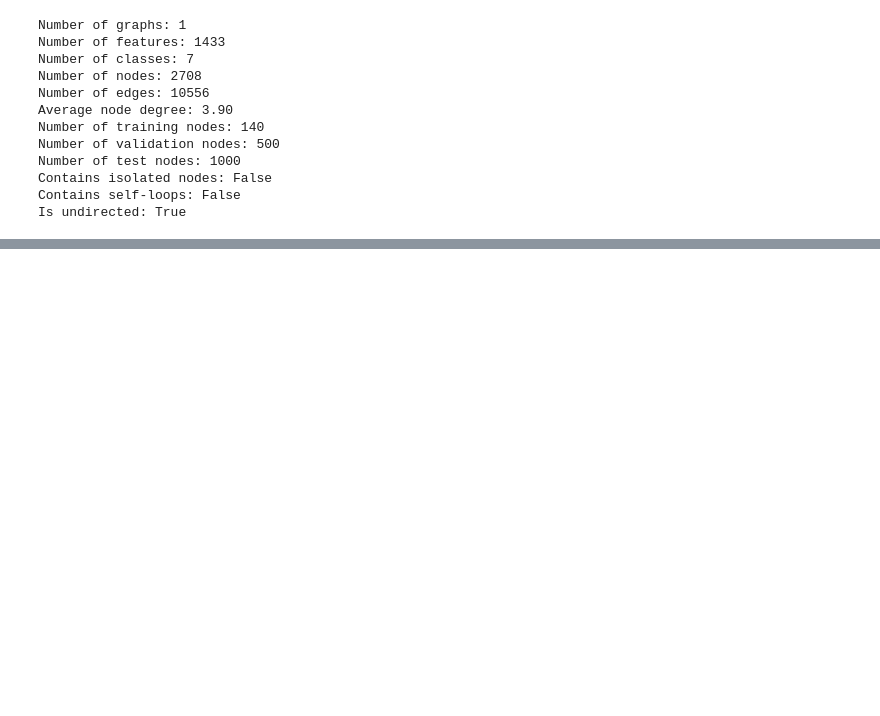
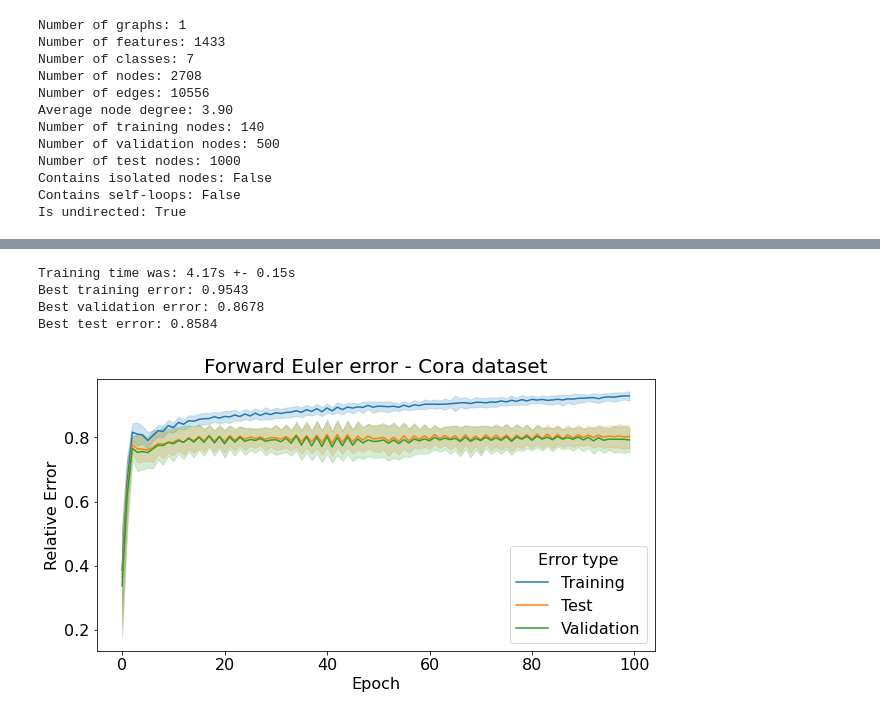
Before and after one commit to marcbue/graph-neural-pde, a Jupyter notebook: mlggm/mlggm_grand_euler_only.ipynb, the cells around one changed output, grey strips where cells are left out. Saved outputs shown, nothing was run; the diff lists cells and outputs as text; code cells hidden in the pictures; blank space fills up the shorter version.

Commit message:
visualizations for training euler only

```diff
--- a/mlggm/mlggm_grand_euler_only.ipynb
+++ b/mlggm/mlggm_grand_euler_only.ipynb
@@ -6,0 +1,9 @@ The autoreload extension is already loaded. To reload it, use:
+# %%
+import pandas as pd
+%load_ext autoreload
+%autoreload 2
+import matplotlib.pyplot as plt
+import seaborn as sns
+plt.rcParams['axes.facecolor'] = 'white'
+plt.rcParams['figure.facecolor'] = 'white'
+import gc
@@ -315 +327,32 @@ def test(model, data, opt=None):  # opt required for runtime polymorphism
+# %%
+def plot_train_test_val_errors(training_errors, test_errors, validation_errors, title='Forward Euler error - Cora dataset'):
+  # Create dataframe for plotting
+  n_repeats, n_epochs = training_errors.shape
+  epoch_column = np.repeat(np.arange(0, n_epochs), n_repeats)
+  epoch_column = np.tile(epoch_column, 3) # for the three types of errors
+  training_error_columns = training_errors.flatten(order='F')
+  test_error_columns = test_errors.flatten(order='F')
+  validation_error_columns = validation_errors.flatten(order='F')
+  errors = np.concatenate([training_error_columns, test_error_columns, validation_error_columns])
+  error_type = np.concatenate([np.repeat(['Training'], n_epochs*n_repeats),
+                               np.repeat(['Test'], n_epochs*n_repeats),
+                               np.repeat(['Validation'], n_epochs*n_repeats)])
+
+
+  numpy_array = np.stack([epoch_column, errors, error_type], axis=1)
+  df_error = pd.DataFrame(numpy_array, columns=['epoch', 'error', 'error_type'])
+  df_error.error = df_error.error.astype('float')
+  df_error.epoch = df_error.epoch.astype('int')
+
+  # Plot
+  fig, ax = plt.subplots(figsize=(10,5))
+  sns.lineplot(data=df_error, x='epoch', y='error', hue='error_type', ci='sd', ax=ax)
+  ax.set_title(title, fontsize=20)
+  ax.set_xlabel('Epoch', fontsize=16)
+  ax.set_ylabel('Relative Error', fontsize=16)
+  ax.legend(title='Error type', fontsize=16, title_fontsize=16)
+  ax.tick_params(axis='both', which='major', labelsize=16)
+# %%
+data = set_train_val_test_split(42, dataset.data, num_per_class=50)
+dataset.data = data
 # %%
@@ -348,3 +419,14 @@ best val accuracy 0.802000 with test accuracy 0.819000 at epoch 58 and best time
+# %%
+print_training_stats(training_time, best_training_errors, best_test_errors, best_validation_errors)
+# %% [output]
+Training time was: 4.17s +- 0.15s
+Best training error: 0.9543
+Best validation error: 0.8678
+Best test error: 0.8584
+# %%
+plot_train_test_val_errors(training_errors, test_errors, validation_errors)
+# %% [output]
+[figure, added]
 # %%
 # Train the given model on the given graph for num_epochs
 def train_standard_GCN(model, optimizer, data):
```
Also changed, not shown: parts of 11 cells of this notebook.
